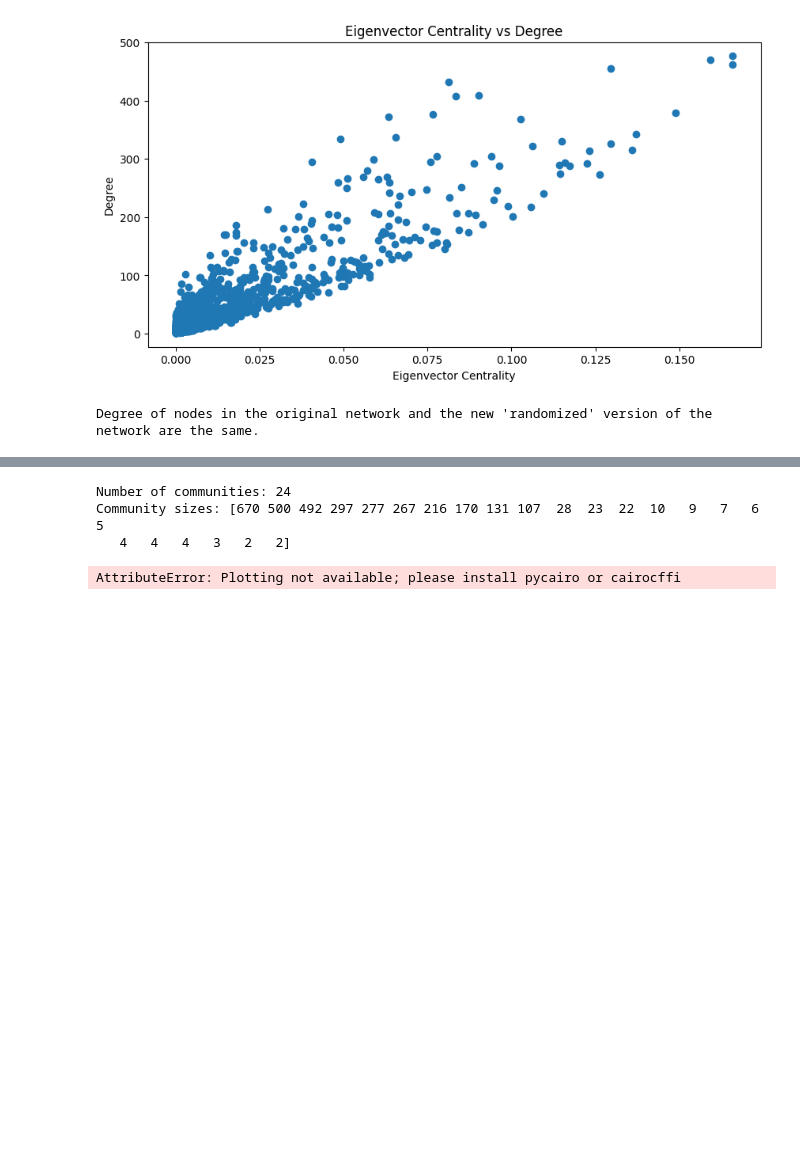
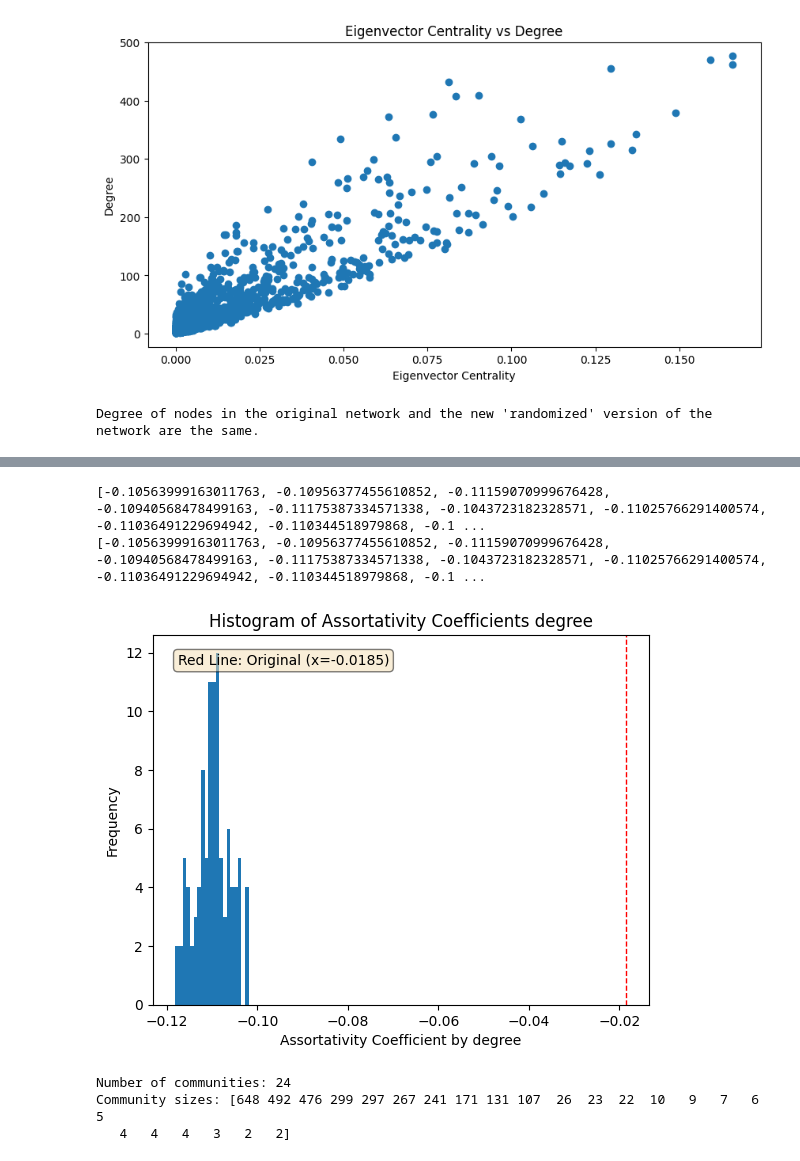
Before and after one commit to kommodeskab/SocialProject, a Jupyter notebook: graph_analysis.ipynb, the cells around one changed output, grey strips where cells are left out. Drawn from its saved outputs; the diff is of its cells as text; code cells hidden in the pictures; blank space fills up the shorter version.

```diff
--- a/graph_analysis.ipynb
+++ b/graph_analysis.ipynb
@@ -207,3 +249,44 @@ Degree of nodes in the original network and the new 'randomized' version of the
+# %%
+def calculate_assortativity_by_degree(graph):
+    e = graph.number_of_edges()
+    j_k_sum = 0
+    j_plus_k_sum = 0
+    j2_plus_k2_sum = 0
+
+    for i, j in graph.edges():
+        j_degree = graph.degree(i)
+        k_degree = graph.degree(j)
+
+        j_k_sum += j_degree * k_degree
+        j_plus_k_sum += j_degree + k_degree
+        j2_plus_k2_sum += j_degree**2 + k_degree**2
+
+    r = ((j_k_sum / e) - (j_plus_k_sum / (2 * e)) ** 2)/((j2_plus_k2_sum / (2 * e)) - (j_plus_k_sum / (2 * e)) ** 2)
+
+    if r == 0:
+        return 0
+    return r
+
+assortativity_by_degree_list = []
+for i in tqdm(list_of_graphs):
+    assortativity_by_degree_list.append(calculate_assortativity_by_degree(i))
+print(assortativity_by_degree_list)
+
+plt.hist(assortativity_by_degree_list, bins = 20)
+x_2=calculate_assortativity_by_degree(G)
+plt.axvline(x_2, color='r', linestyle='dashed', linewidth=1)
+
+props = dict(boxstyle='round', facecolor='wheat', alpha=0.5)
+plt.text(0.05, 0.95, f'Red Line: Original (x={x_2:.4f})',
+         transform=plt.gca().transAxes, fontsize=10, verticalalignment='top', bbox=props)
+plt.xlabel('Assortativity Coefficient by degree')
+plt.ylabel('Frequency')
+plt.title('Histogram of Assortativity Coefficients degree')
+plt.show()
+# %% [output]
+[-0.10563999163011763, -0.10956377455610852, -0.11159070999676428, -0.10940568478499163, -0.11175387334571338, -0.1043723182328571, -0.11025766291400574, -0.11036491229694942, -0.110344518979868, -0.1 ...
+[-0.10563999163011763, -0.10956377455610852, -0.11159070999676428, -0.10940568478499163, -0.11175387334571338, -0.1043723182328571, -0.11025766291400574, -0.11036491229694942, -0.110344518979868, -0.1 ...
+[figure, added]
 # %%
 #find communities with leidenalg
 import leidenalg
@@ -229,9 +312,8 @@ community_sizes = np.bincount(communities)
 community_sizes = community_sizes[community_sizes > 0]
 print(f"Community sizes: {community_sizes}")
 
-ig.plot(partition)
+#ig.plot(partition)
 # %% [output]
 Number of communities: 24
-Community sizes: [670 500 492 297 277 267 216 170 131 107  28  23  22  10   9   7   6   5
+Community sizes: [648 492 476 299 297 267 241 171 131 107  26  23  22  10   9   7   6   5
    4   4   4   3   2   2]
-AttributeError: Plotting not available; please install pycairo or cairocffi
```
Also changed, not shown: parts of 7 cells of this notebook.
